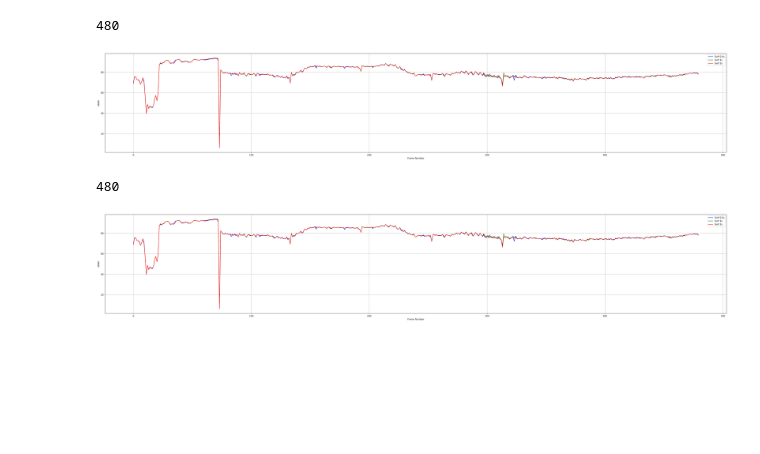
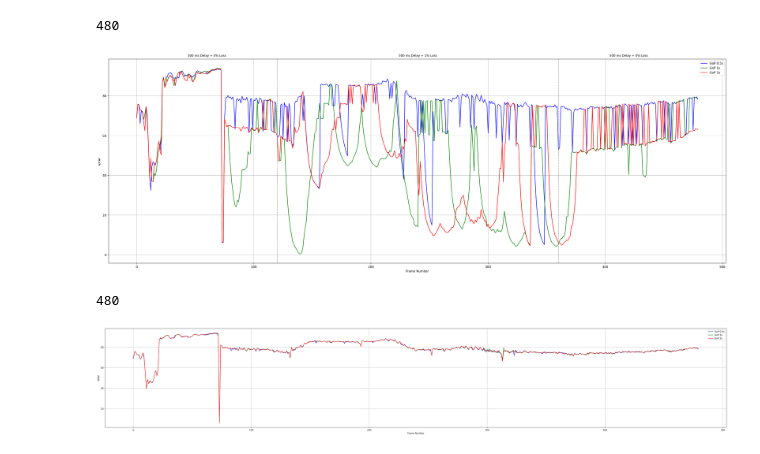
Before and after one commit to LasseWinkel/moq-dash-data, a Jupyter notebook: moq_quality/vmaf.ipynb, the cells around one changed output. Saved outputs shown, nothing was run; the diff lists cells and outputs as text; code cells hidden in the pictures; blank space fills up the shorter version.

Commit message:
Add vertical marks for dynamic experiments

```diff
--- a/moq_quality/vmaf.ipynb
+++ b/moq_quality/vmaf.ipynb
@@ -1,7 +1,7 @@
 # %%
 import json
 import matplotlib.pyplot as plt
-FIGSIZE=(50, 8)
+FIGSIZE=(36, 12)
 DPI=200
 SCOPE = 480
 # %%
@@ -15,9 +15,9 @@ def load_vmaf_data(file_path):
 
 def calculate_vmaf():
     # File paths for the three JSON files
-    file_paths = ['idle_naive_output_12_vs_12.json',
-                'idle_naive_output_24_vs_24.json',
-                'idle_naive_output_48_vs_48.json']
+    file_paths = ['packet_loss_output_12_vs_12.json',
+                'packet_loss_output_24_vs_24.json',
+                'packet_loss_output_48_vs_48.json']
 
     # Load the VMAF data from each file
     vmaf_data = [load_vmaf_data(file_path) for file_path in file_paths]
@@ -25,37 +25,37 @@ def calculate_vmaf():
 
     # Plot the VMAF scores
     plt.figure(figsize=FIGSIZE, dpi=DPI)
     colors = ['b', 'g', 'r']
     labels = ['GoP 0.5s', 'GoP 1s', 'GoP 2s']
 
     for i, (frame_nums, vmaf_scores) in enumerate(vmaf_data):
         plt.plot(frame_nums[:SCOPE], vmaf_scores[:SCOPE],  linestyle='-', color=colors[i], label=labels[i])
 
     # Add background text
-    """ plt.axvline(x=120, color='grey', linestyle='--', linewidth=1)
+    plt.axvline(x=120, color='grey', linestyle='--', linewidth=1)
     plt.axvline(x=360, color='grey', linestyle='--', linewidth=1)
     plt.text(60, max(max(vmaf_scores) for _, vmaf_scores in vmaf_data) * 1.06, '500 ms Delay + 0% Loss',
              horizontalalignment='center', verticalalignment='bottom', color='black', fontsize=10,
              bbox=dict(facecolor='white', alpha=0.5, edgecolor='none'))
     plt.text(240, max(max(vmaf_scores) for _, vmaf_scores in vmaf_data) * 1.06, '500 ms Delay + 1% Loss',
              horizontalalignment='center', verticalalignment='bottom', color='black', fontsize=10,
              bbox=dict(facecolor='white', alpha=0.5, edgecolor='none'))
     plt.text(420, max(max(vmaf_scores) for _, vmaf_scores in vmaf_data) * 1.06, '500 ms Delay + 0% Loss',
              horizontalalignment='center', verticalalignment='bottom', color='black', fontsize=10,
-             bbox=dict(facecolor='white', alpha=0.5, edgecolor='none')) """
+             bbox=dict(facecolor='white', alpha=0.5, edgecolor='none'))
 
     # plt.title('VMAF across Frames for Different Outputs')
     plt.xlabel('Frame Number')
     plt.ylabel('VMAF')
     plt.legend()
     plt.grid(True)
 
-    plt.savefig(f'plots/idle-naive-gop-vs-gop-vmaf-over-time.pdf', bbox_inches='tight')
+    plt.savefig(f'plots/dynamic-packet-loss-gop-vs-gop-vmaf-over-time.pdf', bbox_inches='tight')
 
 calculate_vmaf()
 # %% [output]
 480
-[figure, old version]
+[figure, new version]
 # %%
 # Function to read JSON data from a file
 def read_json_from_file(file_path):
```
Also changed, not shown: 6 other files.
